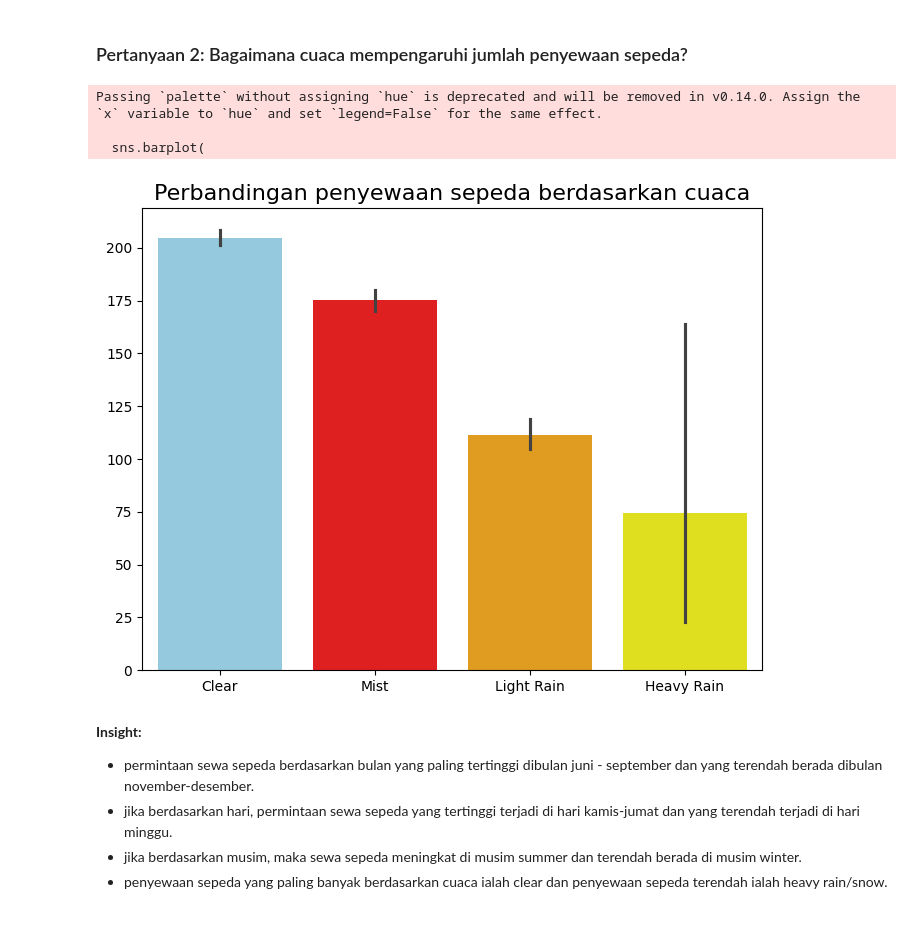
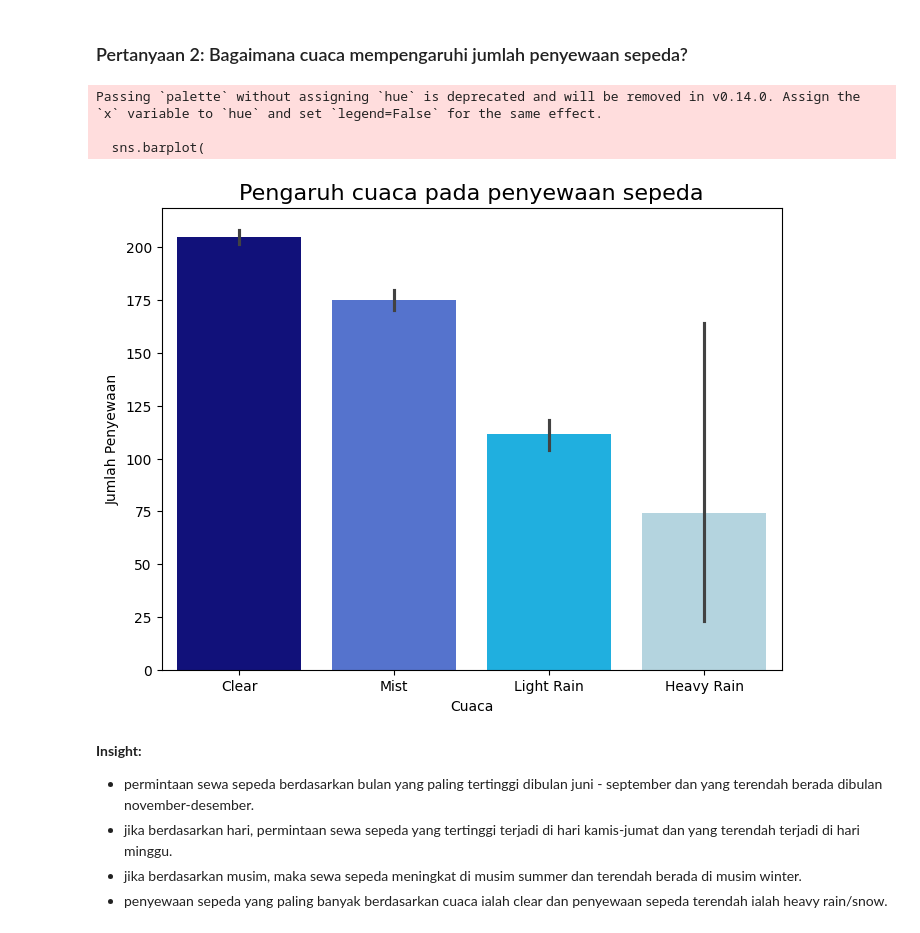
Before and after one commit to Merri135/proyek_analisis_data, a Jupyter notebook: Proyek_Analisis_Data.ipynb, the cells around one changed output. Cells and saved outputs as stored; diff of their text form; code cells hidden in the pictures.

```diff
--- a/Proyek_Analisis_Data.ipynb
+++ b/Proyek_Analisis_Data.ipynb
@@ -475,35 +511,30 @@ plt.show()
 # %% [markdown]
 ### Pertanyaan 2: Bagaimana cuaca mempengaruhi jumlah penyewaan sepeda?
 # %%
-# melihat penyewaan sepeda berdasarkan cuaca.
-# mengatur warna
-colors = ["skyblue", "red", "orange", "yellow"]
+# Melihat penyewaan sepeda berdasarkan cuaca
+# Mengatur warna: biru tua untuk tertinggi, biru muda untuk terendah
+weather_palette = ["darkblue", "royalblue", "deepskyblue", "lightblue"]
 
-# membuat subplot dengan 1 baris dan 1 kolom, dengan ukuran (20, 10)
 fig, ax = plt.subplots(figsize=(8, 6))
-
-# Buat barplot untuk y="cnt" dan x="weathersit"
 sns.barplot(
-        y="cnt_y",
-        x="weathersit_y",
-        data=all_df.sort_values(by="weathersit_y", ascending=False),
-        palette=colors,
-        ax=ax
-    )
-# mengatur judul, label y dan x, serta tick params untuk subplot tersebut
-ax.set_title("Perbandingan penyewaan sepeda berdasarkan cuaca", loc="center", fontsize=16)
-ax.set_ylabel(None)
-ax.set_xlabel(None)
+    y="cnt_y",
+    x="weathersit_y",
+    data=all_df.sort_values(by="cnt_y", ascending=False),
+    palette=weather_palette,
+    ax=ax
+)
+ax.set_title("Pengaruh cuaca pada penyewaan sepeda", loc="center", fontsize=16)
+plt.xlabel("Cuaca")
+plt.ylabel("Jumlah Penyewaan")
 ax.tick_params(axis='x', labelsize=10)
 ax.tick_params(axis='y', labelsize=10)
 
-# menampilkan plot
 plt.show()
 # %% [output]
 Passing `palette` without assigning `hue` is deprecated and will be removed in v0.14.0. Assign the `x` variable to `hue` and set `legend=False` for the same effect.
 
   sns.barplot(
-[figure, old version]
+[figure, new version]
 # %% [markdown]
 **Insight:**
 - permintaan sewa sepeda berdasarkan bulan yang paling tertinggi dibulan juni - september dan yang terendah berada dibulan november-desember.
```
Also changed, not shown: parts of 24 cells of this notebook, 1 other file.
